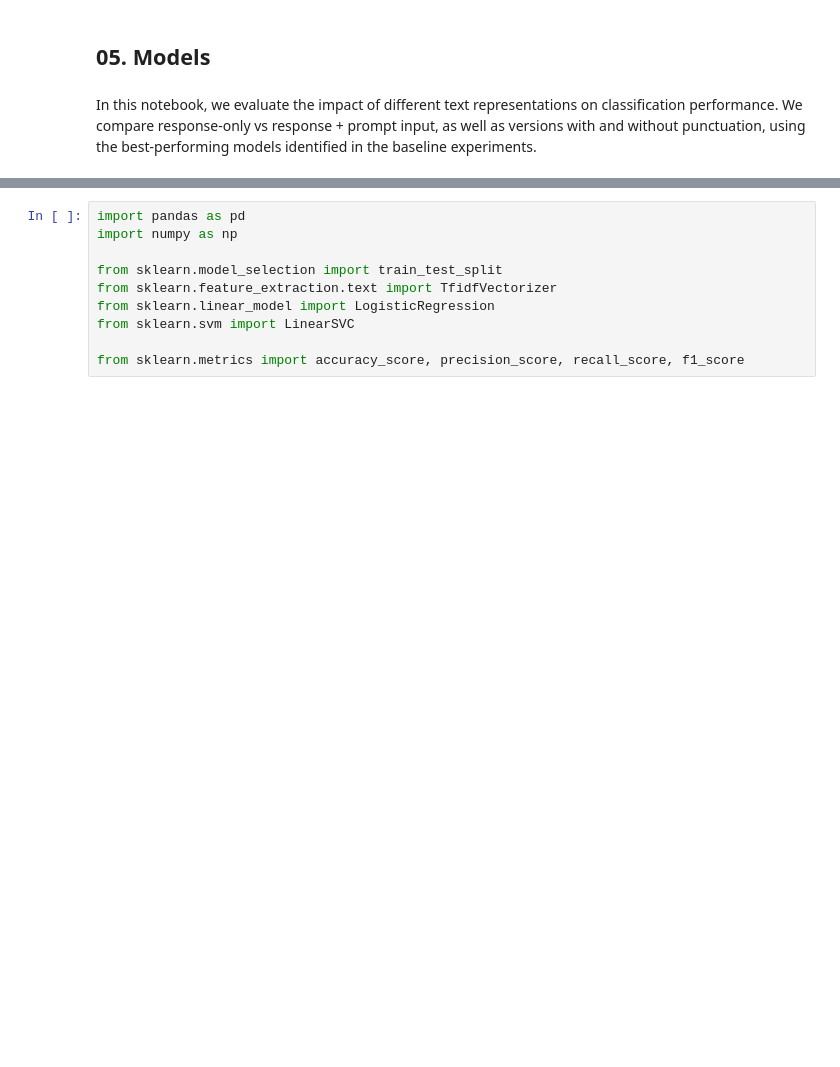
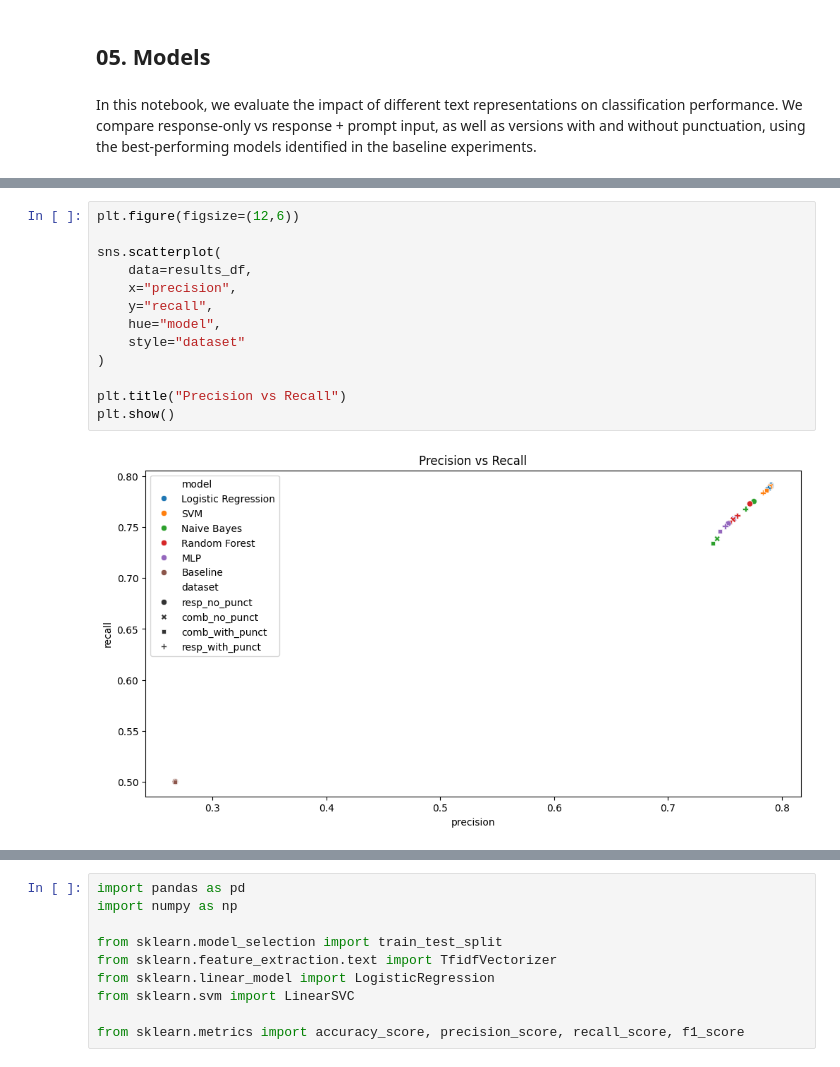
Before and after one commit to carolinapires03/NLP-project1, a Jupyter notebook: notebooks/05.Models.ipynb, the cells around one changed output, grey strips where cells are left out. Saved outputs shown, nothing was run; the diff lists cells and outputs as text; blank space fills up the shorter version.

```diff
--- a/notebooks/05.Models.ipynb
+++ b/notebooks/05.Models.ipynb
@@ -12,0 +92,15 @@ We compare response-only vs response + prompt input, as well as versions with an
+# %%
+plt.figure(figsize=(12,6))
+
+sns.scatterplot(
+    data=results_df,
+    x="precision",
+    y="recall",
+    hue="model",
+    style="dataset"
+)
+
+plt.title("Precision vs Recall")
+plt.show()
+# %% [output]
+[figure, added]
```
Also changed, not shown: parts of 16 cells of this notebook.
